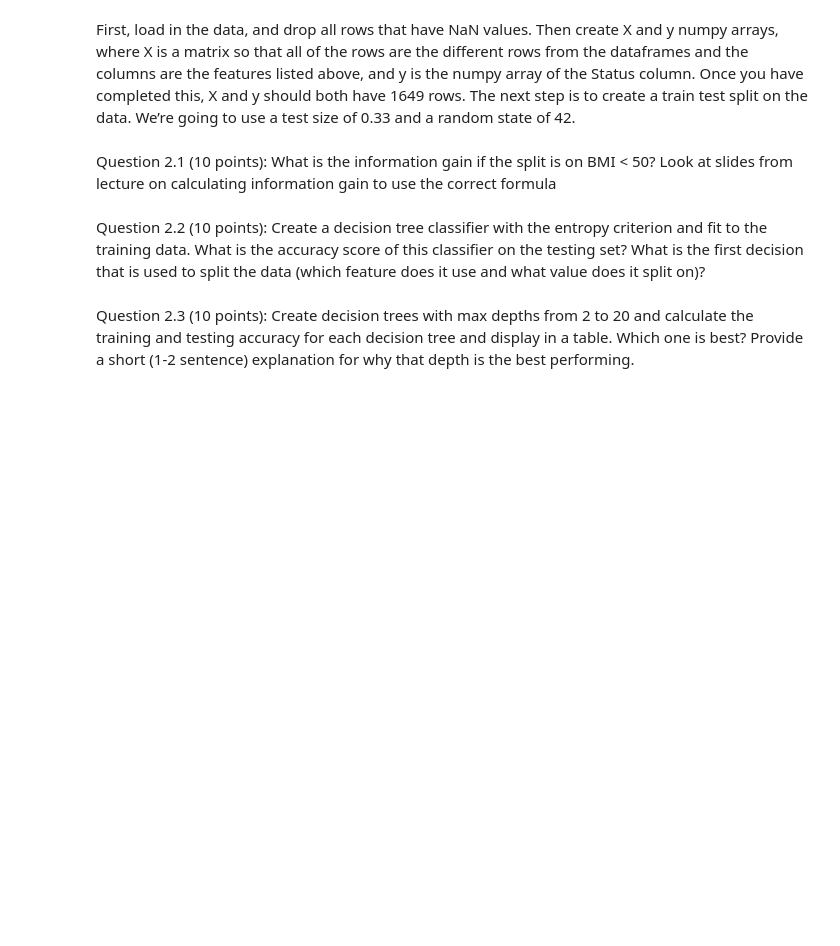
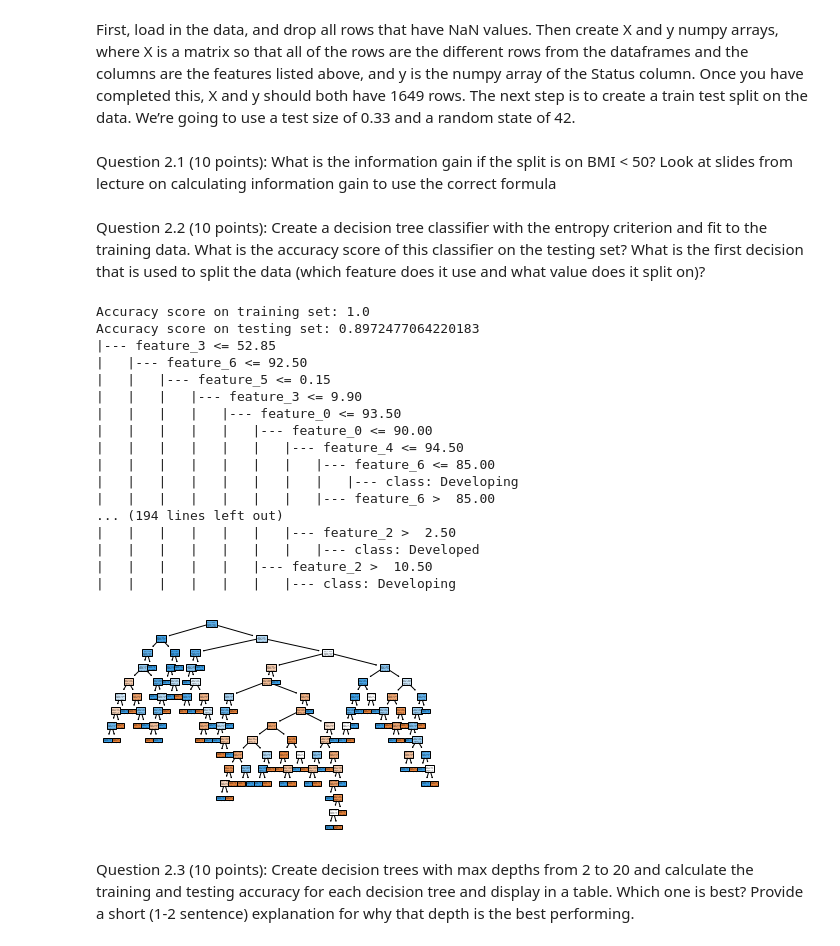
Before and after one commit to sarhuang/cosc425, a Jupyter notebook: Lab1/lab1_part2.ipynb, the cells around one changed output. Saved outputs shown, nothing was run; the diff lists cells and outputs as text; code cells hidden in the pictures; blank space fills up the shorter version.

```diff
--- a/Lab1/lab1_part2.ipynb
+++ b/Lab1/lab1_part2.ipynb
@@ -40,6 +42,36 @@ Question 2.2 (10 points): Create a decision tree classifier with the entropy cri
 to the training data. What is the accuracy score of this classifier on the testing set? What
 is the first decision that is used to split the data (which feature does it use and what value
 does it split on)?
+# %%
+tree1 = tree.DecisionTreeClassifier(criterion="entropy")
+tree1.fit(X_train, y_train)
+y_predict = tree1.predict(X_train)
+print("Accuracy score on training set: " + str(accuracy_score(y_train, y_predict)))
+y_predict = tree1.predict(X_test)
+print("Accuracy score on testing set: " + str(accuracy_score(y_test, y_predict)))
+
+tree.plot_tree(tree1, filled=True)
+print(tree.export_text(tree1))
+#plt.savefig('testfig.svg', format='svg')
+# %% [output]
+Accuracy score on training set: 1.0
+Accuracy score on testing set: 0.8972477064220183
+|--- feature_3 <= 52.85
+|   |--- feature_6 <= 92.50
+|   |   |--- feature_5 <= 0.15
+|   |   |   |--- feature_3 <= 9.90
+|   |   |   |   |--- feature_0 <= 93.50
+|   |   |   |   |   |--- feature_0 <= 90.00
+|   |   |   |   |   |   |--- feature_4 <= 94.50
+|   |   |   |   |   |   |   |--- feature_6 <= 85.00
+|   |   |   |   |   |   |   |   |--- class: Developing
+|   |   |   |   |   |   |   |--- feature_6 >  85.00
+... (194 lines left out)
+|   |   |   |   |   |   |--- feature_2 >  2.50
+|   |   |   |   |   |   |   |--- class: Developed
+|   |   |   |   |   |--- feature_2 >  10.50
+|   |   |   |   |   |   |--- class: Developing
+[figure, added]
 # %% [markdown]
 Question 2.3 (10 points): Create decision trees with max depths from 2 to 20 and calculate
 the training and testing accuracy for each decision tree and display in a table. Which one is
```
Also changed, not shown: parts of 3 cells of this notebook, 1 other file.
